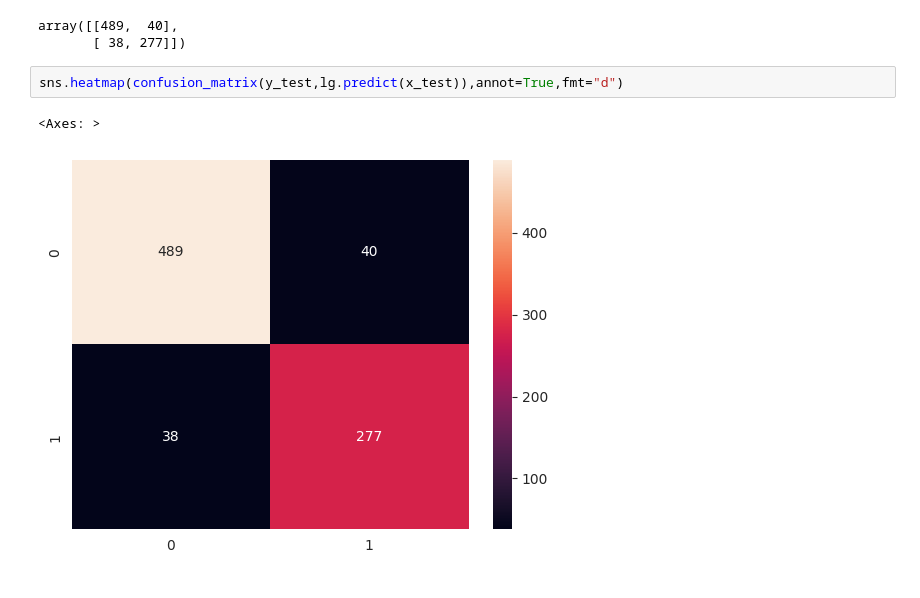
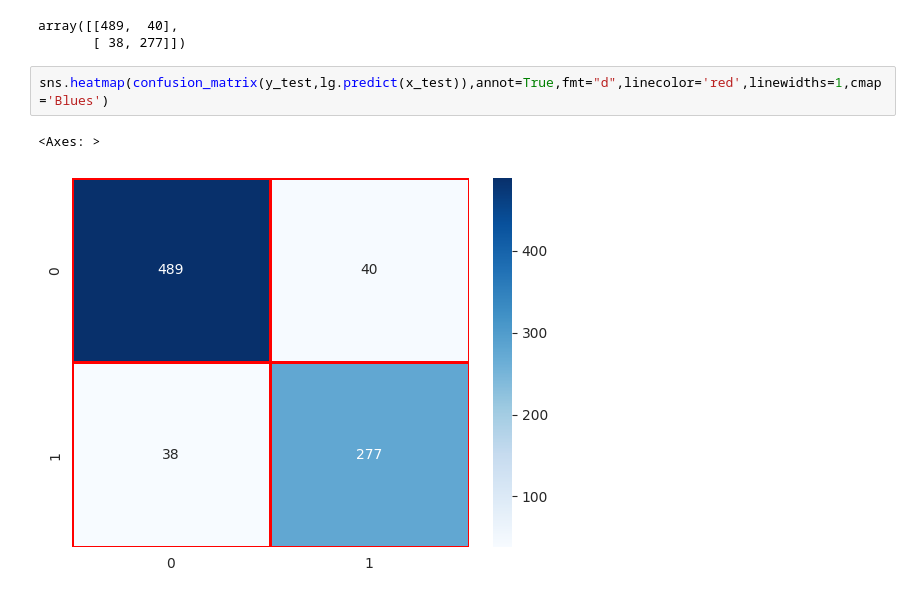
Before and after one commit to HammadAli08/UnSupervied-Learning, a Jupyter notebook: Loan Prediction.ipynb, the cells around one changed output. Saved outputs shown, nothing was run; the diff lists cells and outputs as text.

```diff
--- a/Loan Prediction.ipynb
+++ b/Loan Prediction.ipynb
@@ -334,7 +333,7 @@ confusion_matrix(y_test,lg.predict(x_test))
 array([[489,  40],
        [ 38, 277]])
 # %%
-sns.heatmap(confusion_matrix(y_test,lg.predict(x_test)),annot=True,fmt="d")
+sns.heatmap(confusion_matrix(y_test,lg.predict(x_test)),annot=True,fmt="d",linecolor='red',linewidths=1,cmap='Blues')
 # %% [output]
 <Axes: >
-[figure, old version]
+[figure, new version]
```
Also changed, not shown: parts of 1 cell of this notebook, 5 other files.
